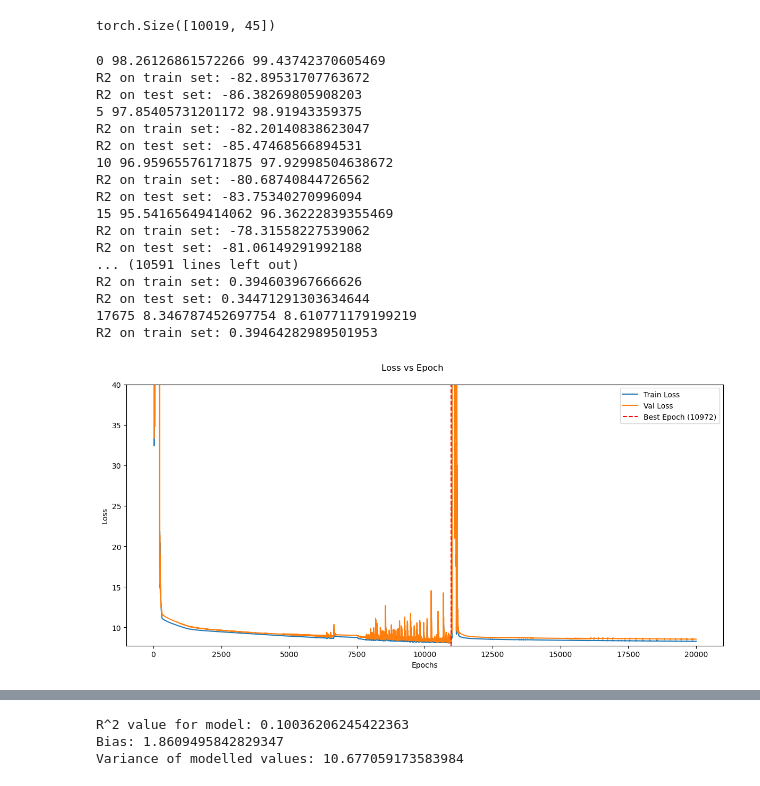
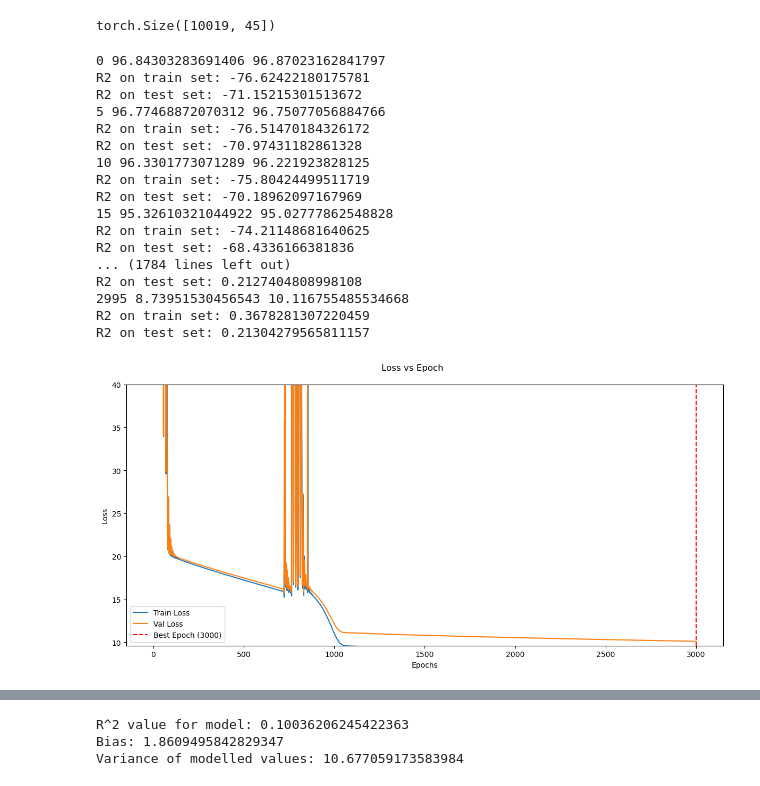
Before and after one commit to MartinP556/ML_algorithms, a Jupyter notebook: CNN_1d.ipynb, the cells around one changed output, grey strips where cells are left out. Cells and saved outputs as stored; diff of their text form; code cells hidden in the pictures.

```diff
--- a/CNN_1d.ipynb
+++ b/CNN_1d.ipynb
@@ -576,5 +623,5 @@ ds_LSP_DE
 # %%
-ds_reanalysis_DE = pd.read_csv('C:\\Users\\wlwc1989\\Documents\\Phenology_Test_Notebooks\\phenology_dwd\\results_for_comparing\\for_baseline_tests\\Maize_ML_data2_t2m.csv') #_60D_Offset
+ds_reanalysis_DE = pd.read_csv('C:\\Users\\wlwc1989\\Documents\\Phenology_Test_Notebooks\\phenology_dwd\\results_for_comparing\\Maize_ML_data_t2m_just_flowering.csv') #_60D_Offset
 #ds_reanalysis_DE = pd.read_csv('C:\\Users\\wlwc1989\\Documents\\Phenology_Test_Notebooks\\phenology_dwd\\results_for_comparing\\for_baseline_tests\\Maize_ML_data2_t2m.csv')
 ds_reanalysis_DE = ds_reanalysis_DE.drop('Unnamed: 0', axis = 1)#read_reanalysis()
 ds_reanalysis_DE = ds_reanalysis_DE.rename(columns={'Stations_id': 'Stations_Id', 'Referenzjahr': 'year'})
@@ -582,8 +629,8 @@ ds_reanalysis_DE['year'] = ds_reanalysis_DE['year'].astype(int)
 #ds_LSP_DE = pd.read_csv('C:\\Users\\wlwc1989\\Documents\\Phenology_Test_Notebooks\\phenology_dwd\\results_for_comparing\\for_baseline_tests\\LSP_savgol_raw_MODIS_DE.csv')#_60_offset
 #ds_LSP_DE = pd.read_csv('C:\\Users\\wlwc1989\\Documents\\Phenology_Test_Notebooks\\phenology_dwd\\results_for_comparing\\for_baseline_tests\\GDD_time_MODIS_savgol_NDVI_DE.csv')
 #ds_LSP_DE = ds_LSP_DE.drop(['Unnamed: 0', 'Unnamed: 0.1'], axis = 1).rename(columns={'Stations_id': 'Stations_Id'})
-ds_LSP_DE = pd.read_csv('C:\\Users\\wlwc1989\\Documents\\Phenology_Test_Notebooks\\phenology_dwd\\results_for_comparing\\LSP_savgol_raw_8window_MODIS_DE_with_mask.csv')
-#ds_LSP_DE = pd.read_csv('C:\\Users\\wlwc1989\\Documents\\Phenology_Test_Notebooks\\phenology_dwd\\results_for_comparing\\LSP_savgol_raw_sentinel.csv')
+#ds_LSP_DE = pd.read_csv('C:\\Users\\wlwc1989\\Documents\\Phenology_Test_Notebooks\\phenology_dwd\\results_for_comparing\\LSP_savgol_raw_8window_MODIS_DE_with_mask.csv')
+ds_LSP_DE = pd.read_csv('C:\\Users\\wlwc1989\\Documents\\Phenology_Test_Notebooks\\phenology_dwd\\results_for_comparing\\LSP_savgol_raw_sentinel.csv')
 ds_inputs_DE = pd.merge(ds_LSP_DE, ds_reanalysis_DE, on=['Stations_Id', 'year'], how='outer')
 ds_inputs_DE = ds_inputs_DE.rename(columns={'Stations_Id': 'Stations_id'})
 ds_inputs_DE = loc_and_SOS(ds_inputs_DE, predictor_type='savgol_raw').dropna()
@@ -591,7 +638,7 @@ with warnings.catch_warnings(action="ignore"):
     ds_inputs_DE = interpolate_columns(ds_inputs_DE, 270, 'NDVI', resolution=8)
 ds_inputs_DE.loc[:, [f't2m at day {n}' for n in range(200)]] = modelling_fctns.Wang_Engel_Temp_response(ds_inputs_DE.loc[:, [f't2m at day {n}' for n in range(200)]], 7, 28, 42)
 ds_inputs_DE = make_cumulative(ds_inputs_DE, driver_variable = 't2m', numdays = 200, T_base = 0)
-for phase in ['beginning of emergence', 'beginning of flowering', 'yellow ripeness']:
+for phase in ['beginning of flowering']:#['beginning of emergence', 'beginning of flowering', 'yellow ripeness']:
     ds_inputs_DE.loc[:, f'observed time to {phase}'] = pd.to_timedelta(ds_inputs_DE.loc[:, f'observed time to {phase}']).dt.days
 ds_inputs_DE = ds_inputs_DE.loc[ds_inputs_DE['observed time to beginning of flowering'] > 0]
 ds_inputs_DE = ds_inputs_DE.loc[ds_inputs_DE['NDVI interpolated at day 0'] >= 0]
@@ -658,7 +721,7 @@ Name: t2m at day 100, Length: 1720, dtype: float64
 skip = 1
 numsteps = int(183 // skip)
 NDVI_series_DE = torch.Tensor(ds_inputs_DE[[f'NDVI interpolated at day {56 + skip*n}' for n in range(numsteps)]].values)#12
-#NDVI_series_DE = ((NDVI_series_DE - NDVI_series_DE.min(dim=1)[0].unsqueeze(1))/(NDVI_series_DE.max(dim=1)[0] - NDVI_series_DE.min(dim=1)[0]).unsqueeze(1))
+NDVI_series_DE = ((NDVI_series_DE - NDVI_series_DE.min(dim=1)[0].unsqueeze(1))/(NDVI_series_DE.max(dim=1)[0] - NDVI_series_DE.min(dim=1)[0]).unsqueeze(1))
 temp_series_DE = torch.Tensor(ds_inputs_DE[[f't2m at day {skip*n}' for n in range(numsteps)]].values)
 temp_NDVI_series_DE = torch.swapaxes(torch.stack((temp_series_DE, NDVI_series_DE)), 0, 1)
 NDVI_labels_DE = torch.Tensor(ds_inputs_DE['observed time to beginning of flowering'].astype('int64').values)
@@ -896,63 +959,53 @@ bs = 500
 n_channels = 1
 train_dl, val_dl = train_test_dl_from_tensors(NDVI_series_DE, NDVI_labels_DE, bs = bs, n_channels = n_channels)
 # %%
-bs = 2000
+bs = 500
 n_channels = 2
 train_dl, val_dl = train_test_dl_from_tensors(temp_NDVI_series_DE, NDVI_labels_DE, bs = bs, n_channels = n_channels)
-model = nn.Sequential(
-#    Lambda(preprocess),
-    nn.Conv1d(n_channels, 3, kernel_size=5, dilation=6, padding=12),#stride=3,
-    nn.LeakyReLU(negative_slope=0.01),
-#    nn.Conv1d(3, 3, kernel_size=3, padding=1),
-#    nn.LeakyReLU(negative_slope=0.01),
-    nn.Conv1d(3, 1, kernel_size=3, padding=1),
-    nn.LeakyReLU(negative_slope=0.01),
-    nn.AdaptiveAvgPool1d(1),#nn.Linear(numsteps, 1)#
-    Lambda(lambda x: x.view(x.size(0), -1)),
-)
+
 model = nn.Sequential(
 #    Lambda(preprocess),
     nn.Conv1d(n_channels, 3, kernel_size=3, dilation=1, padding=12),#stride=3,
     nn.LeakyReLU(negative_slope=0.01),
     nn.AvgPool1d(kernel_size=3),
     nn.Conv1d(3, 3, kernel_size=3, padding=2),
     nn.LeakyReLU(negative_slope=0.01),
     nn.MaxPool1d(kernel_size=3),
     nn.Conv1d(3, 3, kernel_size=3, padding=1),
     nn.LeakyReLU(negative_slope=0.01),
     nn.AvgPool1d(kernel_size=3),
     nn.Flatten(),
-    nn.Linear(6, 1),
+    nn.Linear(21, 1),
     nn.LeakyReLU(negative_slope=0.01),
     #nn.AdaptiveAvgPool1d(1),
     #Lambda(lambda x: x.view(x.size(0), -1)),
 )
 device = torch.device('cuda' if torch.cuda.is_available() else 'cpu')
 model = model.to(device)
 
 lr = 0.03
 #model = phen_CNN_1d()
 opt = optim.SGD(model.parameters(), lr=lr, momentum=0.9)
 #opt = optim.Adam(model.parameters(), lr=lr)
-epochs = 20000
+epochs = 3000
 loss_func = F.mse_loss
-fit(epochs, model, loss_func, opt, train_dl, val_dl, save_name='temp_and_NDVI')
+fit(epochs, model, loss_func, opt, train_dl, val_dl, save_name='temp_and_NDVI2')
 # %% [output]
-0 98.26126861572266 99.43742370605469
-R2 on train set: -82.89531707763672
-R2 on test set: -86.38269805908203
-5 97.85405731201172 98.91943359375
-R2 on train set: -82.20140838623047
-R2 on test set: -85.47468566894531
-10 96.95965576171875 97.92998504638672
-R2 on train set: -80.68740844726562
-R2 on test set: -83.75340270996094
-15 95.54165649414062 96.36222839355469
-R2 on train set: -78.31558227539062
-R2 on test set: -81.06149291992188
-... (10591 lines left out)
-R2 on train set: 0.394603967666626
-R2 on test set: 0.34471291303634644
-17675 8.346787452697754 8.610771179199219
-R2 on train set: 0.39464282989501953
+0 96.84303283691406 96.87023162841797
+R2 on train set: -76.62422180175781
+R2 on test set: -71.15215301513672
+5 96.77468872070312 96.75077056884766
+R2 on train set: -76.51470184326172
+R2 on test set: -70.97431182861328
+10 96.3301773071289 96.221923828125
+R2 on train set: -75.80424499511719
+R2 on test set: -70.18962097167969
+15 95.32610321044922 95.02777862548828
+R2 on train set: -74.21148681640625
+R2 on test set: -68.4336166381836
+... (1784 lines left out)
+R2 on test set: 0.2127404808998108
+2995 8.73951530456543 10.116755485534668
+R2 on train set: 0.3678281307220459
+R2 on test set: 0.21304279565811157
-[figure, old version]
+[figure, new version]
```
Also changed, not shown: parts of 16 cells of this notebook, 1 other file.
